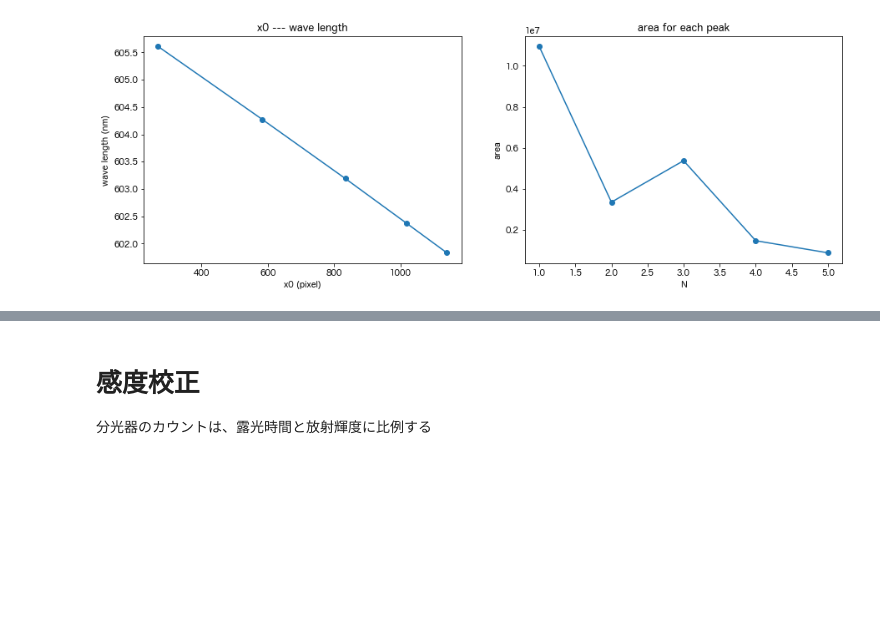
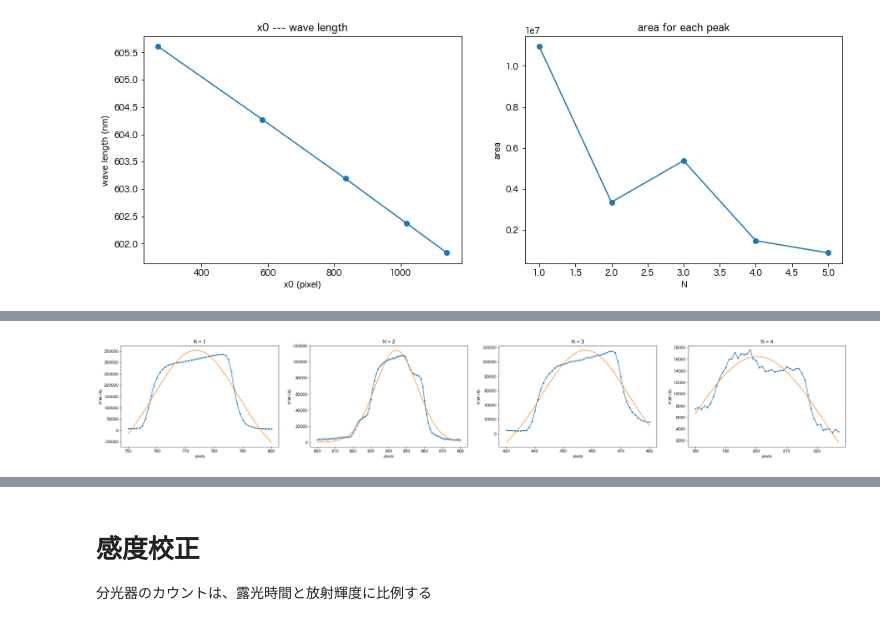
Before and after one commit to AtsushiNi/myLeprecon, a Jupyter notebook: niihama/plasma-data-12-08.ipynb, the cells around one changed output, grey strips where cells are left out. Saved outputs shown, nothing was run; the diff lists cells and outputs as text; code cells hidden in the pictures; blank space fills up the shorter version.

```diff
--- a/niihama/plasma-data-12-08.ipynb
+++ b/niihama/plasma-data-12-08.ipynb
@@ -54,6 +60,22 @@ for i, p in enumerate(data['motor_coordinate']):
     d['x'] = data['x']
     back_data.append(d.sum('y'))
 back_data = xr.concat(back_data, dim='motor_coordinate')
+# %%
+file_names = [f'sekibun_{420000 + 5000*i}.nc' for i in range(10)]
+data = []
+for file_name in file_names:
+    data_array = xr.open_dataarray(join(data_path, file_name))
+    data_array['motor_coordinate'] = data_array.attrs['motor_coordinate']
+    data.append(data_array)
+data = xr.concat(data, dim='motor_coordinate')
+
+sekibun_data = []
+for i, p in enumerate(data['motor_coordinate']):
+    d = data.sel(motor_coordinate=p).copy()
+    d['long_x'] = d['x'][::-1] - 1000 * i
+    d['x'] = data['x']
+    sekibun_data.append(d.sum('y'))
+sekibun_data = xr.concat(sekibun_data, dim='motor_coordinate')
 # %%
 spectrum_data = plasma_data - back_data * 1.0
 
@@ -148,0 +184,33 @@ Text(0, 0.5, 'area')
+# %%
+spectrum_lims = [
+  [750, 800],
+  [600, 680],
+  [430, 480],
+  [180, 227],
+]
+wave_lengths = [
+  612.1787,
+  612.7246,
+  613.5395,
+  614.6186,
+  615.9565
+]
+plt.figure(figsize=(35, 5))
+Q2_result = []
+
+for i, lims in enumerate(spectrum_lims):
+    result = fit(spectrum_data.sel(motor_coordinate=455000).sel(x=slice(spectrum_lims[i][0], spectrum_lims[i][1])))
+    result['v'] = 0
+    result['N'] = i+1
+    result['wave_length'] = wave_lengths[i]
+    result['long_x'] = spectrum_data.sel(motor_coordinate=455000).isel(x=int(result['x0'].values.tolist()))['long_x']
+    plt.subplot(1, len(spectrum_lims), i+1)
+    result['data'].plot(marker='.')
+    result['fit'].plot()
+    plt.title('N = {}'.format(i+1))
+    plt.xlabel('pixels')
+    plt.ylabel('intencity')
+    Q2_result.append(result)
+Q2_result = xr.concat(Q2_result, dim='N')
+# %% [output]
+[figure, added]
```
Also changed, not shown: parts of 17 cells of this notebook, 3 other files.
